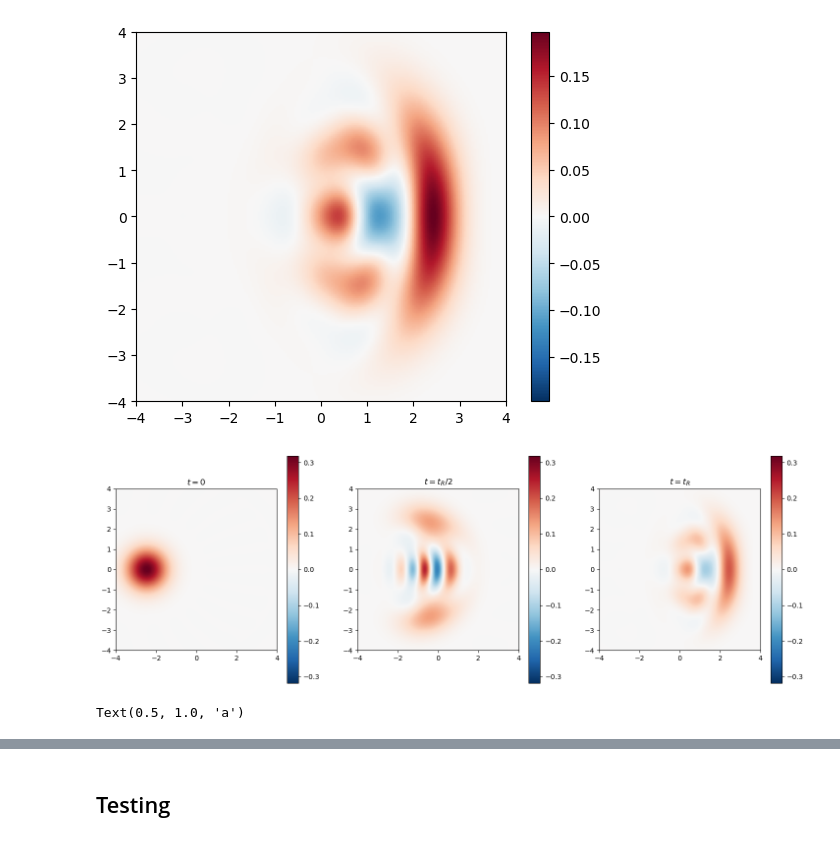
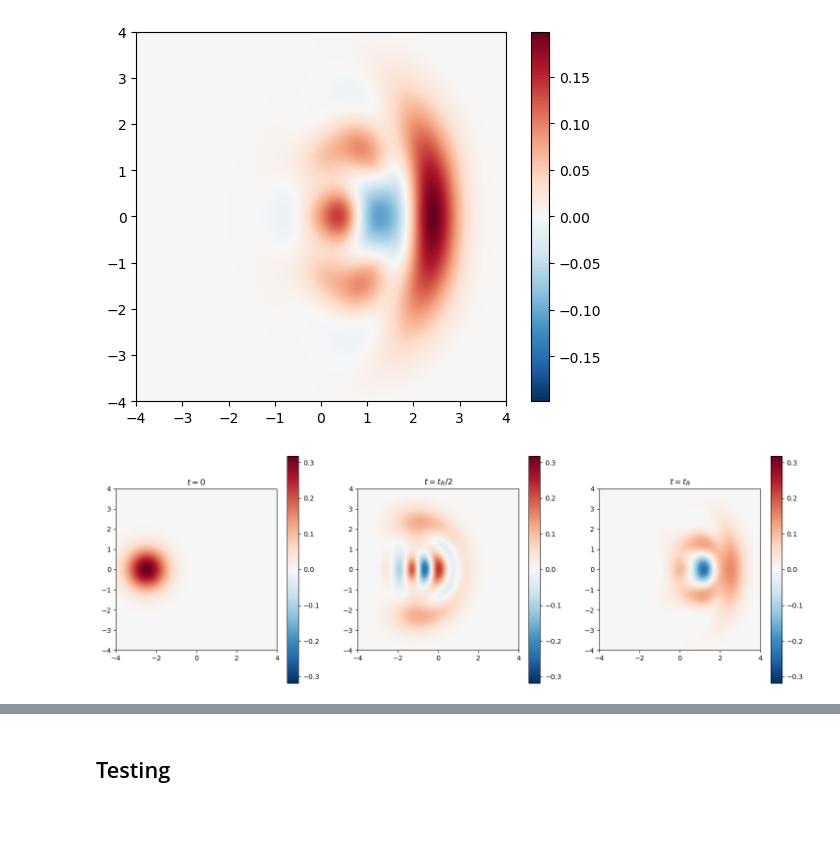
Before and after one commit to jan-chelmecki/ENS-Quantum-Optics-Homework, a Jupyter notebook: HW4_Chelmecki.ipynb, the cells around one changed output, grey strips where cells are left out. Saved outputs shown, nothing was run; the diff lists cells and outputs as text; code cells hidden in the pictures.

```diff
--- a/HW4_Chelmecki.ipynb
+++ b/HW4_Chelmecki.ipynb
@@ -13,10 +15,12 @@ $$
 # %%
 alpha = -1.75
 N = 15
-g0 = 1.0
+g0 = 2*np.pi*0.258 # 2\pi * 258 kHz  ~ 1.6 Ghz -----> It is numerically OK to use dimensionfull values, provided that we measure time in microseconds
+om_qubit = 2*np.pi*5.9456 #GHz
+om_phonon = 2*np.pi*5.9614 #GHz
 
 t_R =  2*np.pi*abs(alpha)/g0
-T = 15
+T = 10
 dt = 0.01; N_Steps = int(T/dt)
 times = np.linspace(0,T,N_Steps+1)
 print("t_R = ", t_R)
@@ -29,4 +33,5 @@ g = basis(2,0)
 e = basis(2,1)
 
 H = g0* ( tensor(destroy(2).dag(), destroy(N)) + tensor(destroy(2), destroy(N).dag()) )
+#+ om_qubit/2 * tensor(sigmaz(), qeye(N))
 # %% [output]
@@ -46,19 +64,16 @@ plt.colorbar()
 <matplotlib.colorbar.Colorbar at 0x...>
 [figure]
 # %%
-rho = [result.states[int(i/2*N_Steps*t_R/T)].ptrace(1) for i in range(3)]
+time_obs = [0.0, 2.9, 7.0]
+rho = [result.states[int(N_Steps/T*time_obs[i])].ptrace(1) for i in range(3)]
 W = [wigner(rho[i], xvec, yvec) for i in range(3)]
 W_max = np.max([np.max(W[i]) for i in range(3)])
 title = ["$t = 0$", "$t = t_R/2$", "$t=t_R$"]
 
 f, ax = plt.subplots(1, 3, figsize=[18,6])
 for i in range(3):
     im = ax[i].imshow(W[i],cmap="RdBu_r",vmin=-W_max,vmax=W_max, extent=[-xmax,xmax,-xmax,xmax], aspect=1)
     ax[i].set_title(title[i])
     f.colorbar(im)
 # %% [output]
-[figure, old version]
+[figure, new version]
-# %%
-ax[1].set_title("a")
-# %% [output]
-Text(0.5, 1.0, 'a')
```
Also changed, not shown: parts of 5 cells of this notebook.
